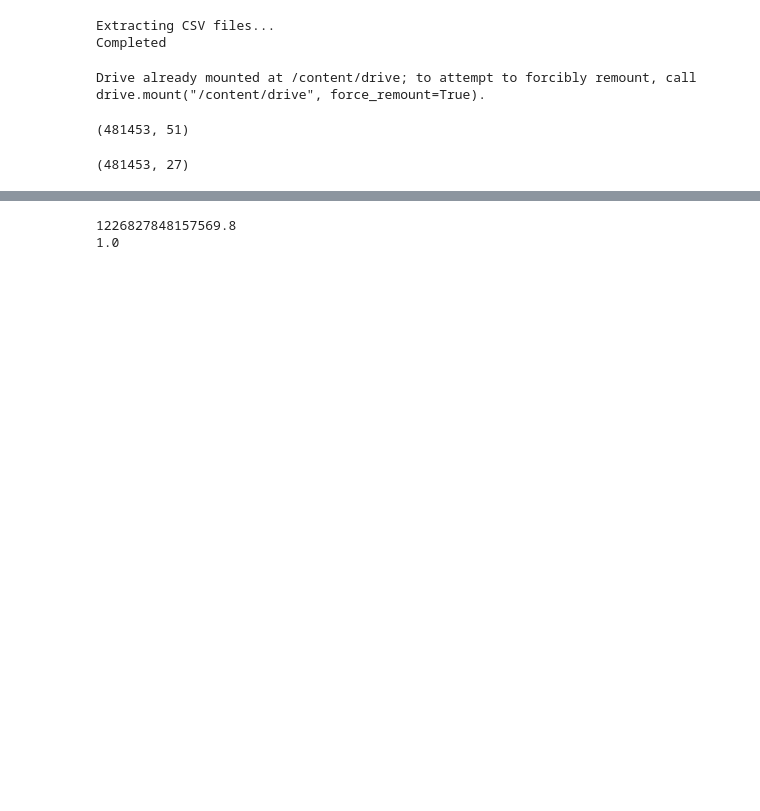
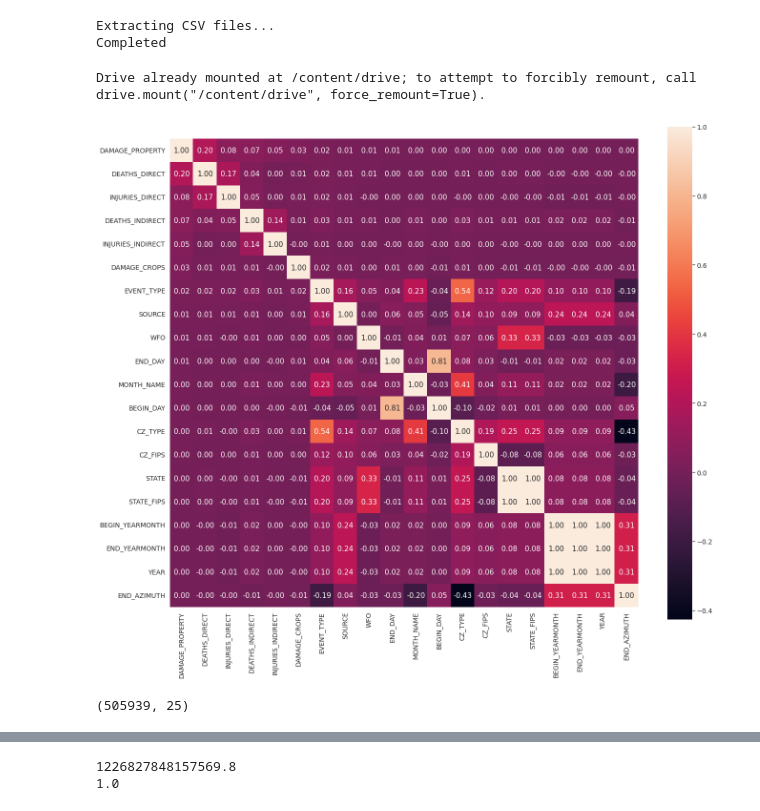
Before and after one commit to siddas18/Natural-Disaster-Damage-Prediction, a Jupyter notebook: Data_cleaning_Model_IK.ipynb, the cells around one changed output, grey strips where cells are left out. Saved outputs shown, nothing was run; the diff lists cells and outputs as text; code cells hidden in the pictures; blank space fills up the shorter version.

```diff
--- a/Data_cleaning_Model_IK.ipynb
+++ b/Data_cleaning_Model_IK.ipynb
@@ -133,6 +132,20 @@ plt.figure(figsize=(20, 20))
 sns.barplot(data=df2, y='EVENT_TYPE', x='DAMAGE_PROPERTY')
 plt.show()
 # NOAA_df['DAMAGE_PROPERTY'] = NOAA_df.DAMAGE_PROPERTY.map(replace_str2num)
+# %%
+print(NOAA_df.shape[0])
+
+NOAA_df = NOAA_df[NOAA_df['YEAR']> 2000]
+
+print(NOAA_df.shape[0])
+print(NOAA_df['STATE'].isna().sum())
+
+for i in NOAA_df.columns:
+    if NOAA_df[i].isna().sum() > 0:
+        print(NOAA_df[i].name, ":", NOAA_df[i].isna().sum(), "\n")
+        print((NOAA_df[i].isna().sum()/NOAA_df.shape[0])*100, "\n")
+    else:
+        continue
 # %%
 def impute_NOAA_data(df):
 
@@ -246,7 +259,7 @@ import pandas as pd
 
 NOAA = pd.read_pickle('/content/drive/MyDrive/cleaned.pkl')
 
-df_train = NOAA[NOAA['YEAR'] >= 2005]
+df_train = NOAA[NOAA['YEAR'] >= 1990]
 # %%
 # sns.distplot(df_train['DAMAGE_PROPERTY'])
 # plt.show()
@@ -269,8 +282,8 @@ def mapping(xx):
         count = count + 1
     return dict
 
-
-for i in ['STATE', 'MONTH_NAME', 'EVENT_TYPE', 'CZ_TYPE', 'CZ_FIPS', 'MAGNITUDE_TYPE', 'FLOOD_CAUSE','TOR_F_SCALE', 'TOR_OTHER_WFO','TOR_OTHER_CZ_STATE', 'STATE_FIPS', 'WFO', 'SOURCE', 'CATEGORY', 'BEGIN_AZIMUTH', 'END_AZIMUTH', 'DATA_SOURCE']:
+# ['STATE', 'MONTH_NAME', 'EVENT_TYPE', 'CZ_TYPE', 'CZ_FIPS', 'MAGNITUDE_TYPE', 'FLOOD_CAUSE','TOR_F_SCALE', 'TOR_OTHER_WFO','TOR_OTHER_CZ_STATE', 'STATE_FIPS', 'WFO', 'SOURCE', 'CATEGORY', 'BEGIN_AZIMUTH', 'END_AZIMUTH', 'DATA_SOURCE']
+for i in ['STATE', 'MONTH_NAME', 'EVENT_TYPE', 'CZ_TYPE', 'CZ_FIPS', 'MAGNITUDE_TYPE', 'STATE_FIPS', 'WFO', 'SOURCE', 'BEGIN_AZIMUTH', 'END_AZIMUTH', 'DATA_SOURCE']:
     unique_tag = df_train[i].value_counts().keys().values
     dict_mapping = mapping(unique_tag)
     df_train[i] = df_train[i].map(lambda x: dict_mapping[x] if x in dict_mapping.keys() else -1)
@@ -280,45 +293,46 @@ corrmat = df_train.corr()
 print(corrmat)
 # %%
 f, ax = plt.subplots(figsize=(22, 19))
-sns.heatmap(corrmat, vmax=1.0, square=True)
-plt.show()
+# sns.heatmap(corrmat, vmax=1.0, square=True)
+# plt.show()
 
 #saleprice correlation matrix
-# k = 20 #number of variables for heatmap
-# cols = corrmat.nlargest(k, 'DAMAGE_PROPERTY')['DAMAGE_PROPERTY'].index
-# cm = np.corrcoef(df_train[cols].values.T)
-# sns.set(font_scale=1.25)
-# hm = sns.heatmap(cm, cbar=True, annot=True, square=True, fmt='.2f', annot_kws={'size': 15}, yticklabels=cols.values, xticklabels=cols.values)
-# plt.show()
+k = 20 #number of variables for heatmap
+cols = corrmat.nlargest(k, 'DAMAGE_PROPERTY')['DAMAGE_PROPERTY'].index
+cm = np.corrcoef(df_train[cols].values.T)
+sns.set(font_scale=1.25)
+hm = sns.heatmap(cm, cbar=True, annot=True, square=True, fmt='.2f', annot_kws={'size': 15}, yticklabels=cols.values, xticklabels=cols.values)
+plt.show()
+# %% [output]
+[figure, added]
 # %%
-X = df_train.loc[:, ~df_train.columns.isin(['DAMAGE_PROPERTY', 'CZ_NAME', 'BEGIN_DATE_TIME','CZ_TIMEZONE', 'END_DATE_TIME', 'TOR_OTHER_CZ_FIPS', 'TOR_OTHER_CZ_NAME', 'BEGIN_LOCATION', 'END_LOCATION', 'BEGIN_LAT', 'BEGIN_LON', 'END_LAT', 'END_LON'])]
+X = df_train.loc[:, ~df_train.columns.isin(['DAMAGE_PROPERTY', 'DAMAGE_CROPS', 'CZ_NAME', 'BEGIN_DATE_TIME','CZ_TIMEZONE', 'END_DATE_TIME', 'TOR_OTHER_CZ_FIPS', 'TOR_OTHER_CZ_NAME', 'BEGIN_LOCATION', 'END_LOCATION', 'BEGIN_LAT', 'BEGIN_LON', 'END_LAT', 'END_LON'])]
 
 #X = df_train.loc[:, df_train.columns.isin(['DEATHS_DIRECT', 'DEATHS_INDIRECT', 'INJURIES_DIRECT', 'DAMAGE_CROPS'])]
 Y = df_train['DAMAGE_PROPERTY']
+# Y = df_train['DAMAGE_CROPS']
 
 # split the dataset into train and test
 X_train, X_test, y_train, y_test = train_test_split(X, Y, test_size=0.3, random_state=100)
 
 
-sc = StandardScaler()
-sc.fit(X_train)
-X_train = sc.transform(X_train)
-X_test = sc.transform(X_test)
+# sc = StandardScaler()
+# sc.fit(X_train)
+# X_train = sc.transform(X_train)
+# X_test = sc.transform(X_test)
 
-print(X_train.shape)
+print(X_train)
-# %% [output]
-(481453, 51)
 # %%
-pca = PCA(.95)
-pca.fit(X_train)
+# pca = PCA(.95)
+# pca.fit(X_train)
 
 
-X_train = pca.transform(X_train)
-X_test = pca.transform(X_test)
+# X_train = pca.transform(X_train)
+# X_test = pca.transform(X_test)
 
-print(X_train.shape)
+# print(X_train.shape)
 # %% [output]
-(481453, 27)
+(505939, 25)
 # %%
 model = LinearRegression()
 model.fit(X_train, y_train)
```
Also changed, not shown: parts of 10 cells of this notebook.
